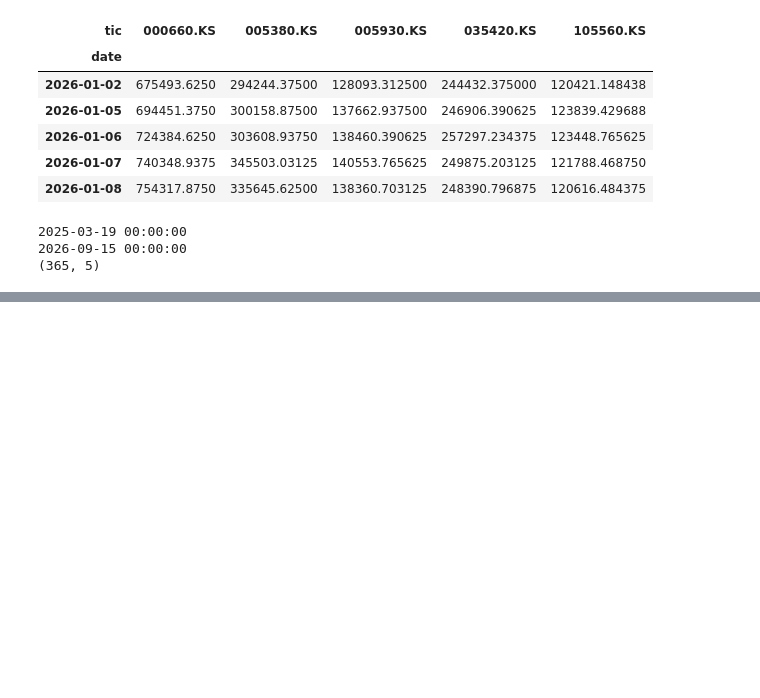
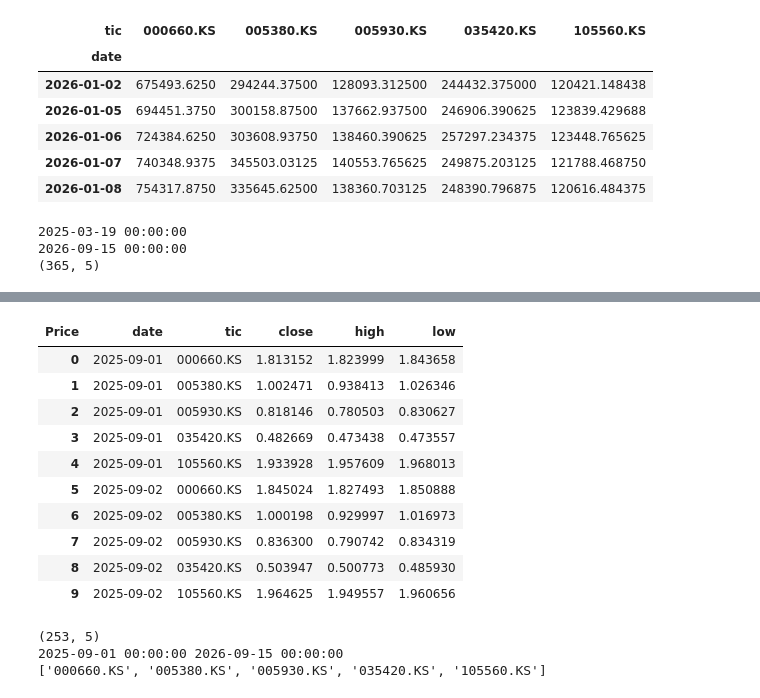
Before and after one commit to jayjoo21/portfolio_optimization, a Jupyter notebook: notebooks/04_regime_aware_strategy.ipynb, the cells around one changed output, grey strips where cells are left out. Saved outputs shown, nothing was run; the diff lists cells and outputs as text; code cells hidden in the pictures; blank space fills up the shorter version.

```diff
--- a/notebooks/04_regime_aware_strategy.ipynb
+++ b/notebooks/04_regime_aware_strategy.ipynb
@@ -983,0 +1539,31 @@ market_state_all = (
+# %%
+#공통 날짜
+
+eiie_date_counts = (
+    eiie_inference_raw
+    .groupby("date")["tic"]
+    .nunique()
+)
+
+eiie_common_dates = eiie_date_counts[
+    eiie_date_counts == len(TICKER_ORDER)
+].index
+
+eiie_inference_raw = (
+    eiie_inference_raw[
+        eiie_inference_raw["date"].isin(
+            eiie_common_dates
+        )
+    ]
+    .sort_values(
+        ["date", "tic"]
+    )
+    .reset_index(drop=True)
+)
+# %%
+#원본 보존 copy
+
+eiie_scaled = (
+    eiie_inference_raw
+    .copy()
+)
@@ -983,0 +1587,24 @@ market_state_all = (
+# %%
+#확인
+
+eiie_scaled[
+    [
+        "date",
+        "tic",
+        "close",
+        "high",
+        "low"
+    ]
+].head(10)
+# %% [output]
+| Price | date | tic | close | high | low |
+| 0 | 2025-09-01 | 000660.KS | 1.813152 | 1.823999 | 1.843658 |
+| 1 | 2025-09-01 | 005380.KS | 1.002471 | 0.938413 | 1.026346 |
+| 2 | 2025-09-01 | 005930.KS | 0.818146 | 0.780503 | 0.830627 |
+| 3 | 2025-09-01 | 035420.KS | 0.482669 | 0.473438 | 0.473557 |
+| 4 | 2025-09-01 | 105560.KS | 1.933928 | 1.957609 | 1.968013 |
+| 5 | 2025-09-02 | 000660.KS | 1.845024 | 1.827493 | 1.850888 |
+| 6 | 2025-09-02 | 005380.KS | 1.000198 | 0.929997 | 1.016973 |
+| 7 | 2025-09-02 | 005930.KS | 0.836300 | 0.790742 | 0.834319 |
+| 8 | 2025-09-02 | 035420.KS | 0.503947 | 0.500773 | 0.485930 |
+| 9 | 2025-09-02 | 105560.KS | 1.964625 | 1.949557 | 1.960656 |
@@ -983,0 +1651,14 @@ market_state_all = (
+# %%
+#확인
+print(close_matrix.shape)
+
+print(
+    close_matrix.index.min(),
+    close_matrix.index.max()
+)
+
+print(close_matrix.columns.tolist())
+# %% [output]
+(253, 5)
+2025-09-01 00:00:00 2026-09-15 00:00:00
+['000660.KS', '005380.KS', '005930.KS', '035420.KS', '105560.KS']
```
Also changed, not shown: parts of 40 cells of this notebook.
